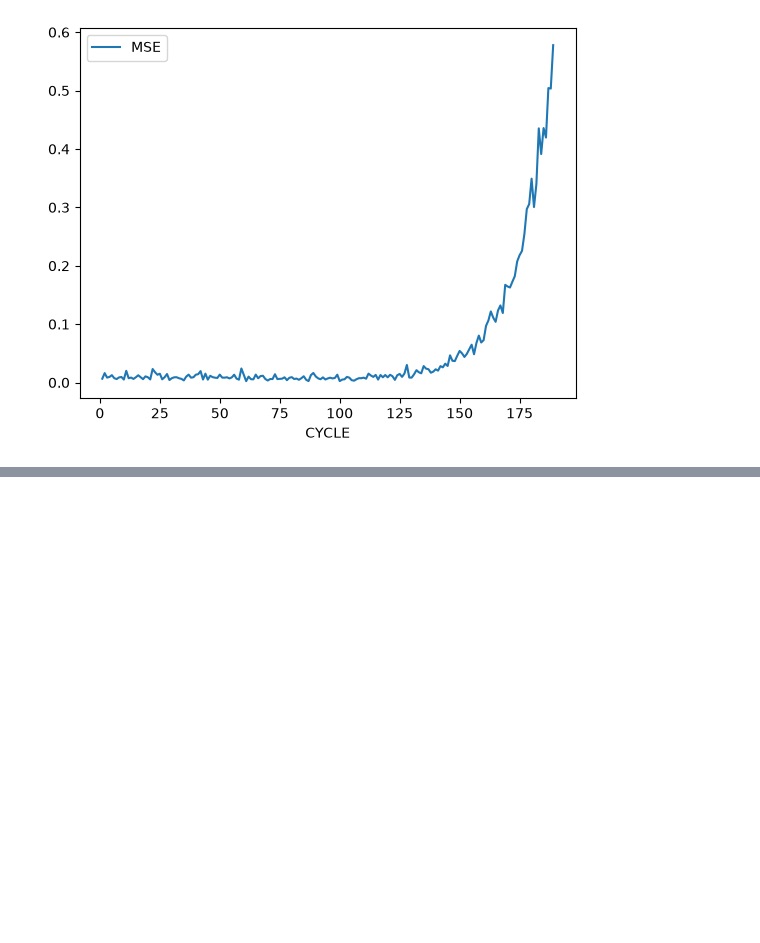
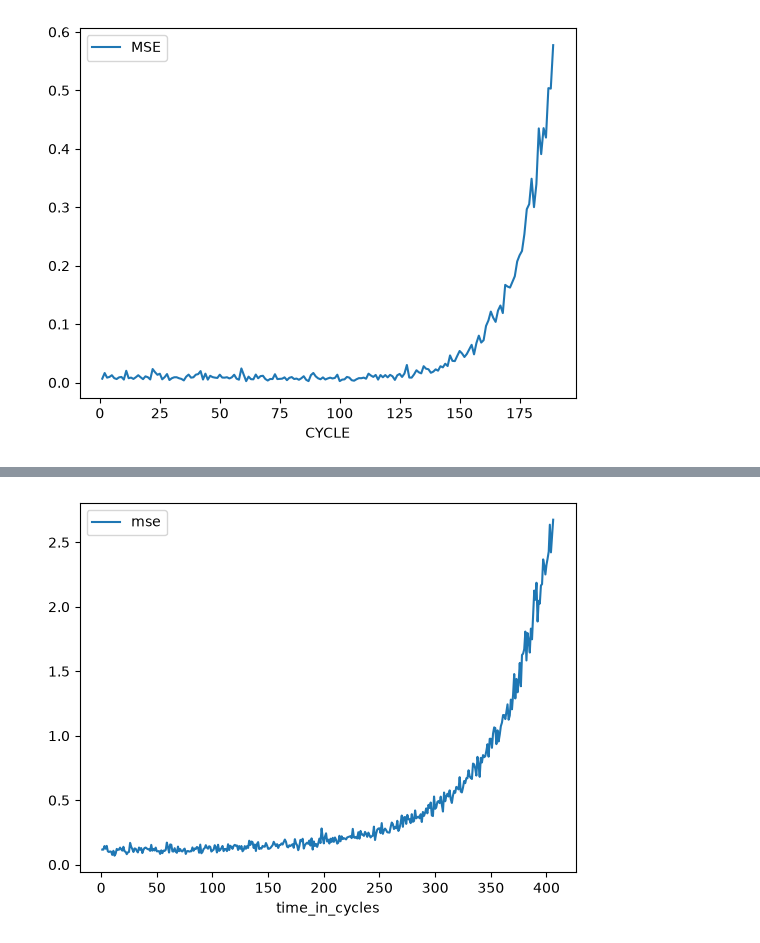
Before and after one commit to ShivaramHR/telemetry-anomaly-detector, a Jupyter notebook: Notebooks/AutoEncoder.ipynb, the cells around one changed output, grey strips where cells are left out. Saved outputs shown, nothing was run; the diff lists cells and outputs as text; code cells hidden in the pictures; blank space fills up the shorter version.

Commit message:
got a model that is working right on the test dataset

```diff
--- a/Notebooks/AutoEncoder.ipynb
+++ b/Notebooks/AutoEncoder.ipynb
@@ -263,0 +240,2 @@ final_data[final_data['Unit_Number'] == 2]
+# %%
+X_pred = model.predict(X_test)
@@ -263,0 +244,5 @@ final_data[final_data['Unit_Number'] == 2]
+# %%
+mse = np.mean(np.square(X_test - X_pred), axis = 1)
+# %%
+reconstruction = pd.DataFrame(mse)
+reconstruction
@@ -263,0 +263,3 @@ final_data[final_data['Unit_Number'] == 2]
+# %%
+ids['mse'] = reconstruction
+ids
@@ -263,0 +280,6 @@ final_data[final_data['Unit_Number'] == 2]
+# %%
+unit_n_test = ids[ids['unit_number'] == 9]
+unit_n_test.plot(x = 'time_in_cycles', y = 'mse')
+plt.show()
+# %% [output]
+[figure, added]
```
Also changed, not shown: parts of 18 cells of this notebook, 2 other files.
